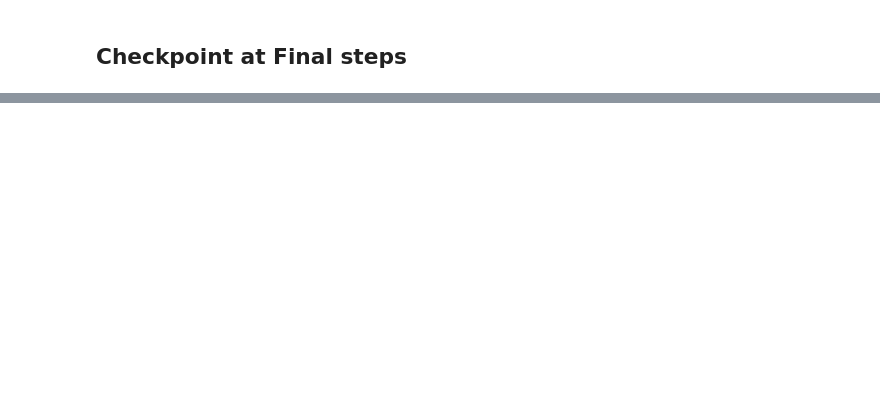
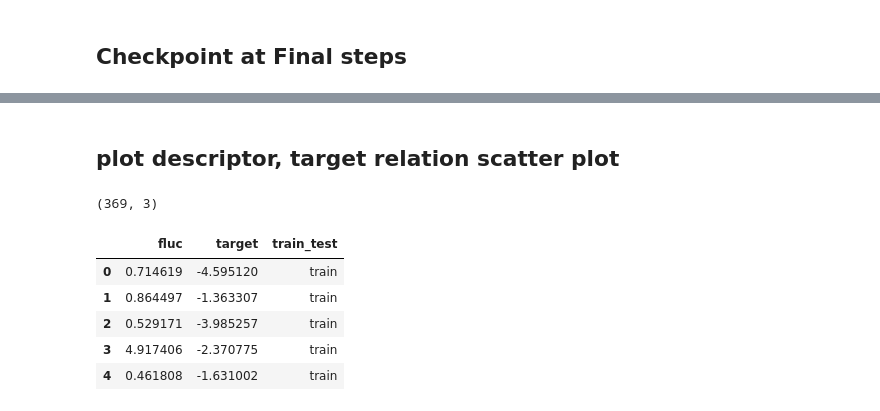
Before and after one commit to wusixer/dgl_graph_attention_network, a Jupyter notebook: notebooks/mei/bench.ipynb, the cells around one changed output, grey strips where cells are left out. Saved outputs shown, nothing was run; the diff lists cells and outputs as text; code cells hidden in the pictures; blank space fills up the shorter version.

```diff
--- a/notebooks/mei/bench.ipynb
+++ b/notebooks/mei/bench.ipynb
@@ -273,0 +301,19 @@ plot_performance(model_deepmpnn, train_graph, train_target, test_graph, test_tar
+# %% [markdown]
+## plot descriptor, target relation scatter plot
+# %%
+descriptor = pd.concat([train_linear.reset_index(drop=True), test_linear.reset_index(drop=True)], axis=0)
+target = pd.concat([pd.Series(train_target), pd.Series(test_target)], axis=0)
+train_test = pd.Series(["train"]*train_linear.shape[0] + ['test']* test_linear.shape[0])
+scatter_df = pd.DataFrame({'fluc': descriptor['fluc'].tolist(), 'target': target.tolist(), 'train_test': train_test.tolist()})
+scatter_df.shape
+# %% [output]
+(369, 3)
+# %%
+scatter_df.head()
+# %% [output]
+|  | fluc | target | train_test |
+| 0 | 0.714619 | -4.595120 | train |
+| 1 | 0.864497 | -1.363307 | train |
+| 2 | 0.529171 | -3.985257 | train |
+| 3 | 4.917406 | -2.370775 | train |
+| 4 | 0.461808 | -1.631002 | train |
```
Also changed, not shown: parts of 28 cells of this notebook, 9 other files.
